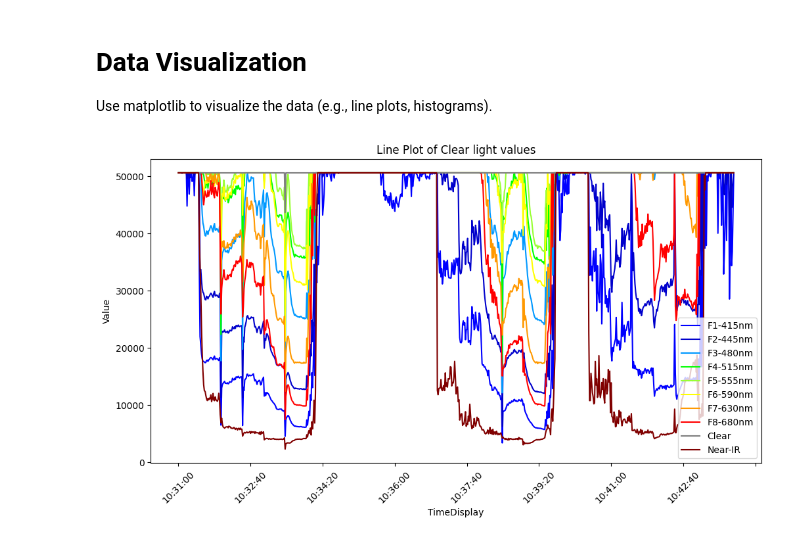
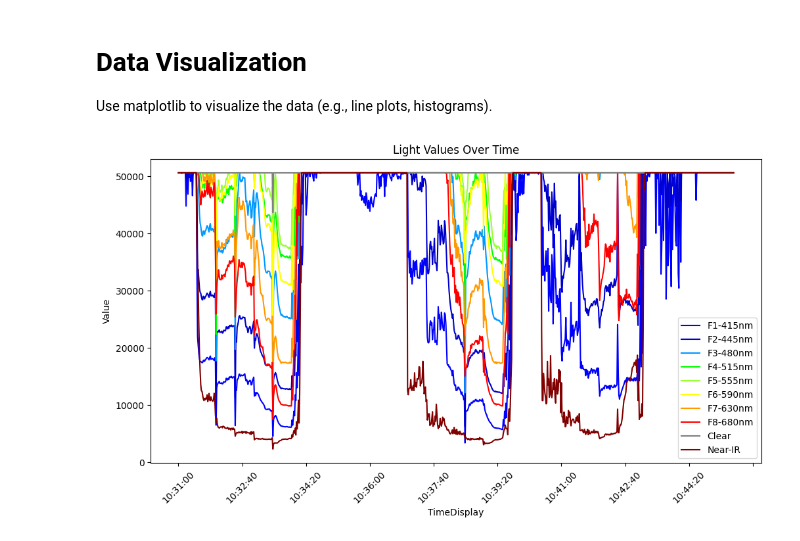
Before and after one commit to jongarrison/marine_sciences_data, a Jupyter notebook: kdupro/2025-02-26_disco_bay/250226_Disco_Bay_Analysis.ipynb, the cells around one changed output. Saved outputs shown, nothing was run; the diff lists cells and outputs as text; code cells hidden in the pictures.

Commit message:
Doing some visualization of the 2/26 data

```diff
--- a/kdupro/2025-02-26_disco_bay/250226_Disco_Bay_Analysis.ipynb
+++ b/kdupro/2025-02-26_disco_bay/250226_Disco_Bay_Analysis.ipynb
@@ -95,8 +95,6 @@ dtype: int64
 # Data Visualization
 Use matplotlib to visualize the data (e.g., line plots, histograms).
 # %%
-# Data Visualization
-
 # Dictionary of the df column names as keys and the pandas rgb value associated with the mentioned wavelength of light:
 color_dict = {
     'F1-415nm': '#0000FF',  # Blue
@@ -112,33 +110,33 @@ color_dict = {
 }
 
 # Convert the TIME column to a standard timestamp format
 df['TimeStandard'] = pd.to_datetime(df['TIME'], format='%Y-%m-%dT%H:%M:%S:%fZ')
 
 # Convert the TIME column to datetime format and create a new column with a more readable format
 df['TimeDisplay'] = pd.to_datetime(df['TimeStandard']).dt.strftime('%H:%M:%S')
 
 # Trim the rows to TimeDisplay values between 10:30:00 and 10:45:00
-df = df[(df['TimeDisplay'] >= '10:31:00') & (df['TimeDisplay'] <= '10:43:50')]
+df = df[(df['TimeDisplay'] >= '10:31:00') & (df['TimeDisplay'] <= '10:45:30')]
 
 
 # Line plot for the first column (assuming it's a timestamp)
 plt.figure(figsize=(12, 6))
 
 # colNamesToPlot = ["Clear", "F7-630nm", "F8-680nm"]
 # colNamesToPlot = ["Clear"]
 colNamesToPlot = ["F1-415nm", "F2-445nm", "F3-480nm", "F4-515nm", "F5-555nm", "F6-590nm", "F7-630nm", "F8-680nm", "Clear", "Near-IR"]
 
 for colName in colNamesToPlot:
     plt.plot(df["TimeDisplay"], df[colName], label=colName, color=color_dict[colName])
 
 plt.xlabel('TimeDisplay')
 
 plt.gca().xaxis.set_major_locator(plt.MaxNLocator(nbins=10))
 
 plt.ylabel('Value')
-plt.title('Line Plot of Clear light values')
+plt.title('Light Values Over Time')
 plt.legend()
 plt.xticks(rotation=45)
 plt.show()
 # %% [output]
-[figure, old version]
+[figure, new version]
```
